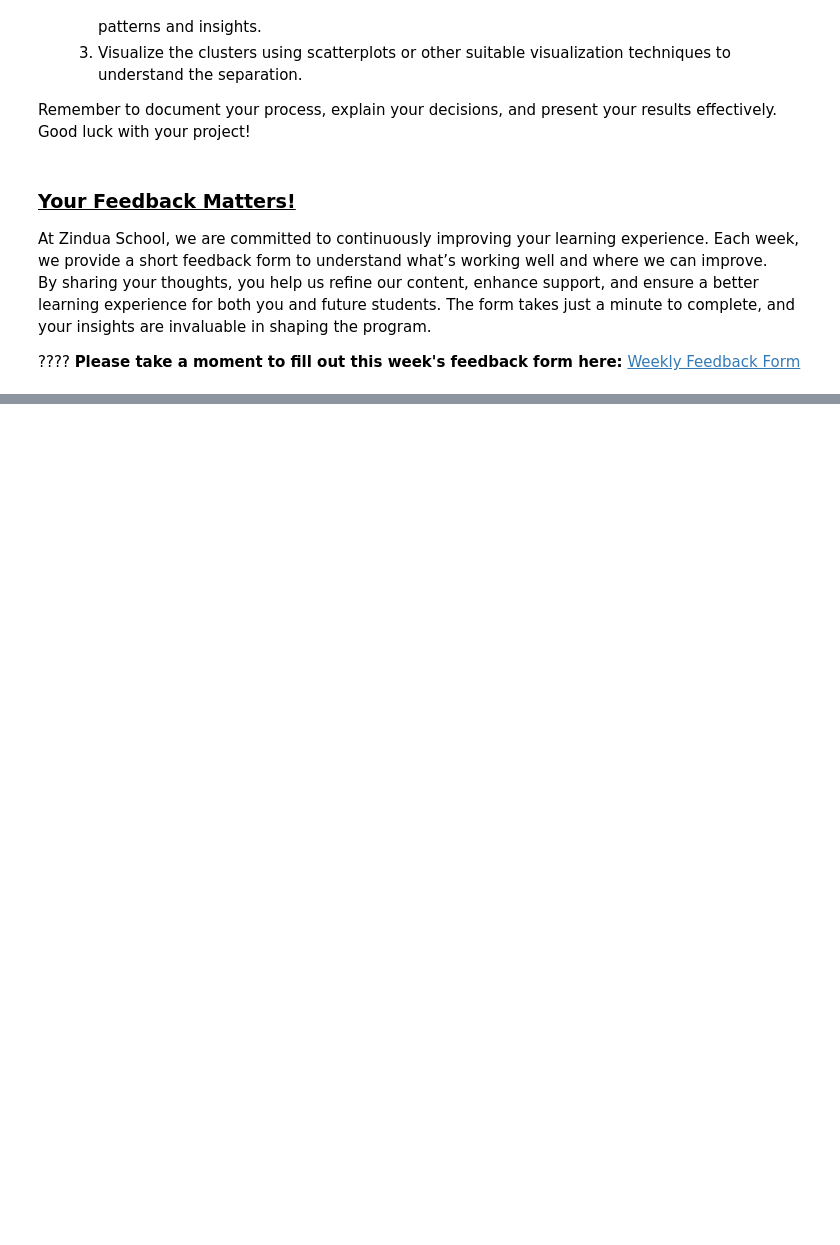
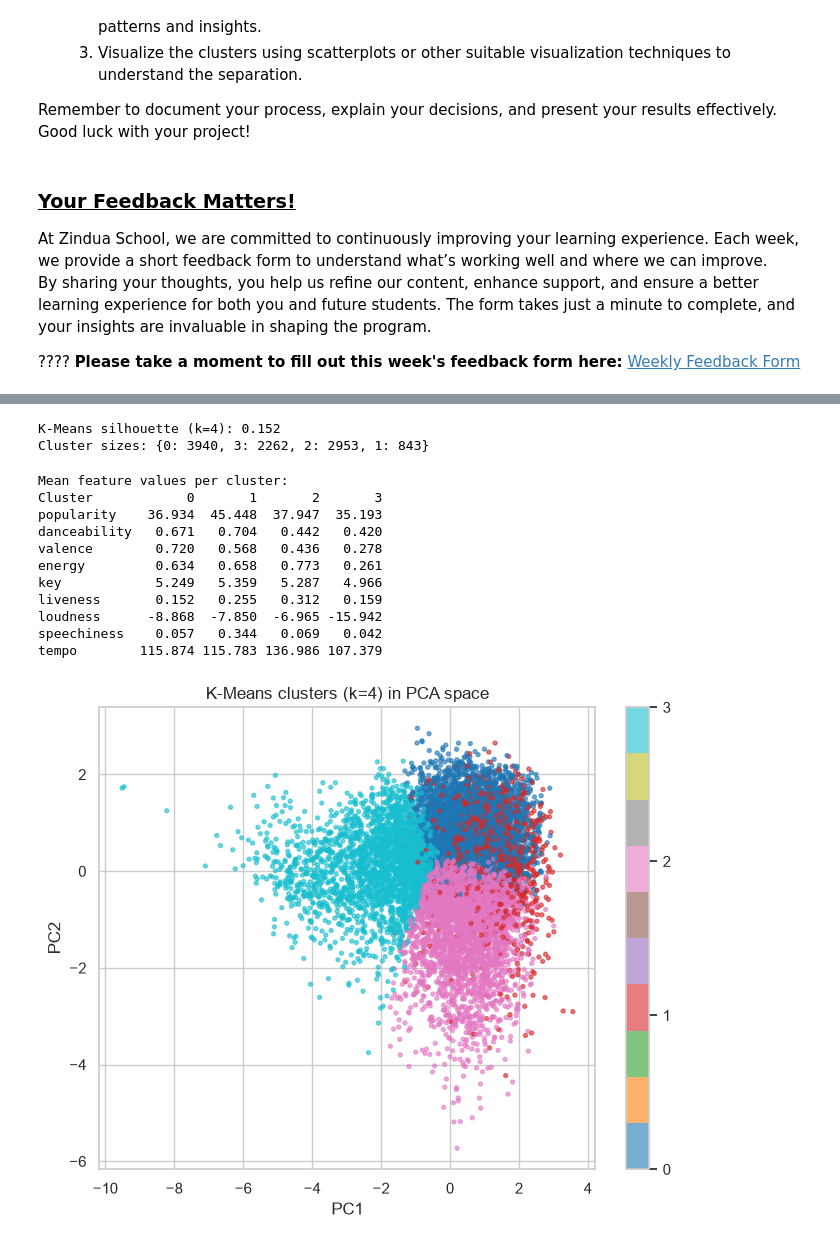
Before and after one commit to WillardDev/Spotify-Music-Clustering, a Jupyter notebook: Spotify_Music_Clustering.ipynb, the cells around one changed output, grey strips where cells are left out. Cells and saved outputs as stored; diff of their text form; code cells hidden in the pictures; blank space fills up the shorter version.

```diff
--- a/Spotify_Music_Clustering.ipynb
+++ b/Spotify_Music_Clustering.ipynb
@@ -70,0 +285,36 @@ By sharing your thoughts, you help us refine our content, enhance support, and e
+# %%
+K = 4
+kmeans = KMeans(n_clusters=K, n_init=10, random_state=RANDOM_STATE)
+km_labels = kmeans.fit_predict(X)
+km_score = silhouette_score(X, km_labels)
+
+print(f"K-Means silhouette (k={K}): {km_score:.3f}")
+print("Cluster sizes:", pd.Series(km_labels).value_counts(sort=False).to_dict())
+# %% [output]
+K-Means silhouette (k=4): 0.152
+Cluster sizes: {0: 3940, 3: 2262, 2: 2953, 1: 843}
+# %%
+km_profiles = data.copy()
+km_profiles["Cluster"] = km_labels
+print("Mean feature values per cluster:")
+print(km_profiles.groupby("Cluster").mean().round(3).T)
+
+plt.figure(figsize=(8, 6))
+scatter = plt.scatter(P[:, 0], P[:, 1], c=km_labels, cmap="tab10", s=8, alpha=0.6)
+plt.colorbar(scatter, ticks=range(K))
+plt.xlabel("PC1"); plt.ylabel("PC2")
+plt.title("K-Means clusters (k=4) in PCA space")
+plt.show()
+# %% [output]
+Mean feature values per cluster:
+Cluster            0       1       2       3
+popularity    36.934  45.448  37.947  35.193
+danceability   0.671   0.704   0.442   0.420
+valence        0.720   0.568   0.436   0.278
+energy         0.634   0.658   0.773   0.261
+key            5.249   5.359   5.287   4.966
+liveness       0.152   0.255   0.312   0.159
+loudness      -8.868  -7.850  -6.965 -15.942
+speechiness    0.057   0.344   0.069   0.042
+tempo        115.874 115.783 136.986 107.379
+[figure, added]
```
Also changed, not shown: parts of 40 cells of this notebook.
